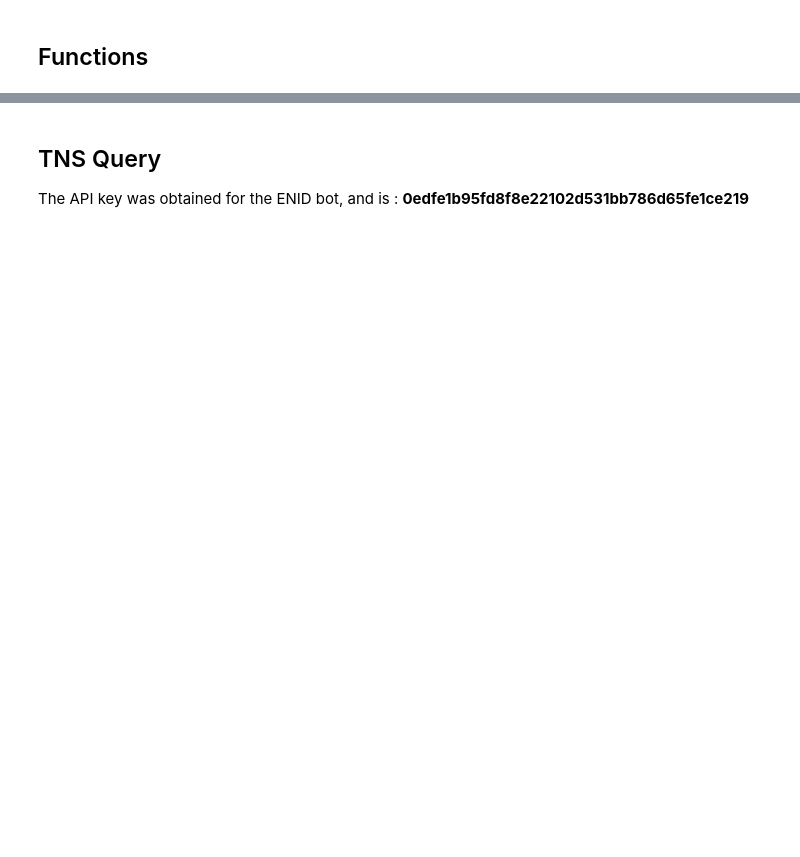
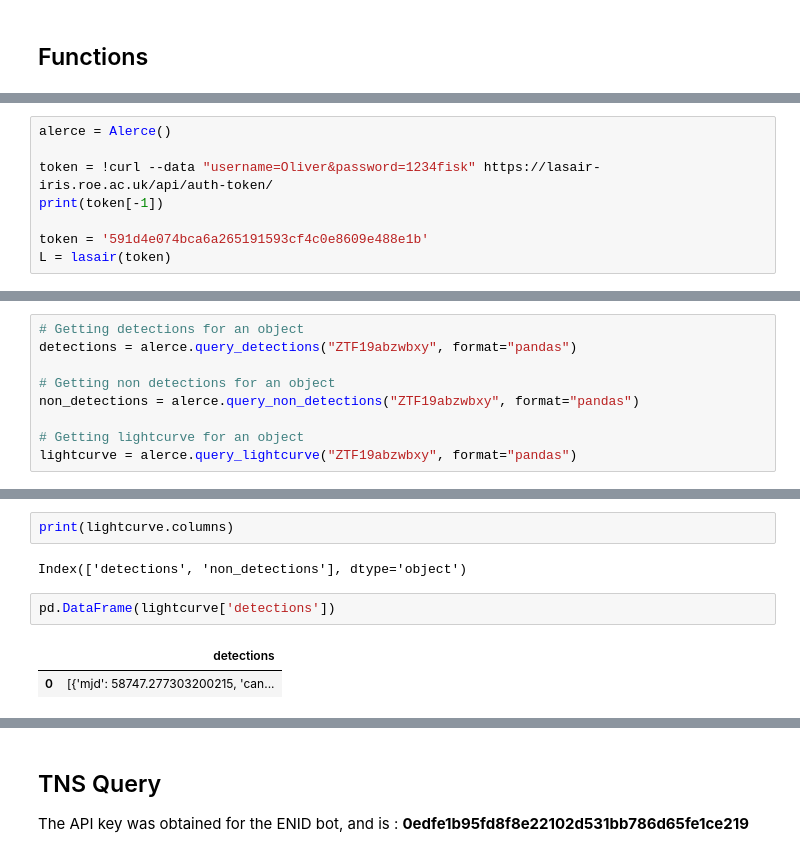
Before and after one commit to nalatraz/stENID, a Jupyter notebook: DataScrapper.ipynb, the cells around one changed output, grey strips where cells are left out. Cells and saved outputs as stored; diff of their text form; blank space fills up the shorter version.

```diff
--- a/DataScrapper.ipynb
+++ b/DataScrapper.ipynb
@@ -43,0 +146,8 @@ def plotLC(lc, ztf_name):
+# %%
+alerce = Alerce()
+
+token = !curl --data "username=Oliver&password=1234fisk" https://lasair-iris.roe.ac.uk/api/auth-token/
+print(token[-1])
+
+token = '591d4e074bca6a265191593cf4c0e8609e488e1b'
+L = lasair(token)
@@ -99,0 +236,9 @@ ZTF19aaoczsv
+# %%
+# Getting detections for an object
+detections = alerce.query_detections("ZTF19abzwbxy", format="pandas")
+
+# Getting non detections for an object
+non_detections = alerce.query_non_detections("ZTF19abzwbxy", format="pandas")
+
+# Getting lightcurve for an object
+lightcurve = alerce.query_lightcurve("ZTF19abzwbxy", format="pandas")
@@ -99,0 +255,9 @@ ZTF19aaoczsv
+# %%
+print(lightcurve.columns)
+# %% [output]
+Index(['detections', 'non_detections'], dtype='object')
+# %%
+pd.DataFrame(lightcurve['detections'])
+# %% [output]
+|  | detections |
+| 0 | [{'mjd': 58747.277303200215, 'can... |
```
Also changed, not shown: parts of 41 cells of this notebook, 2 other files.
